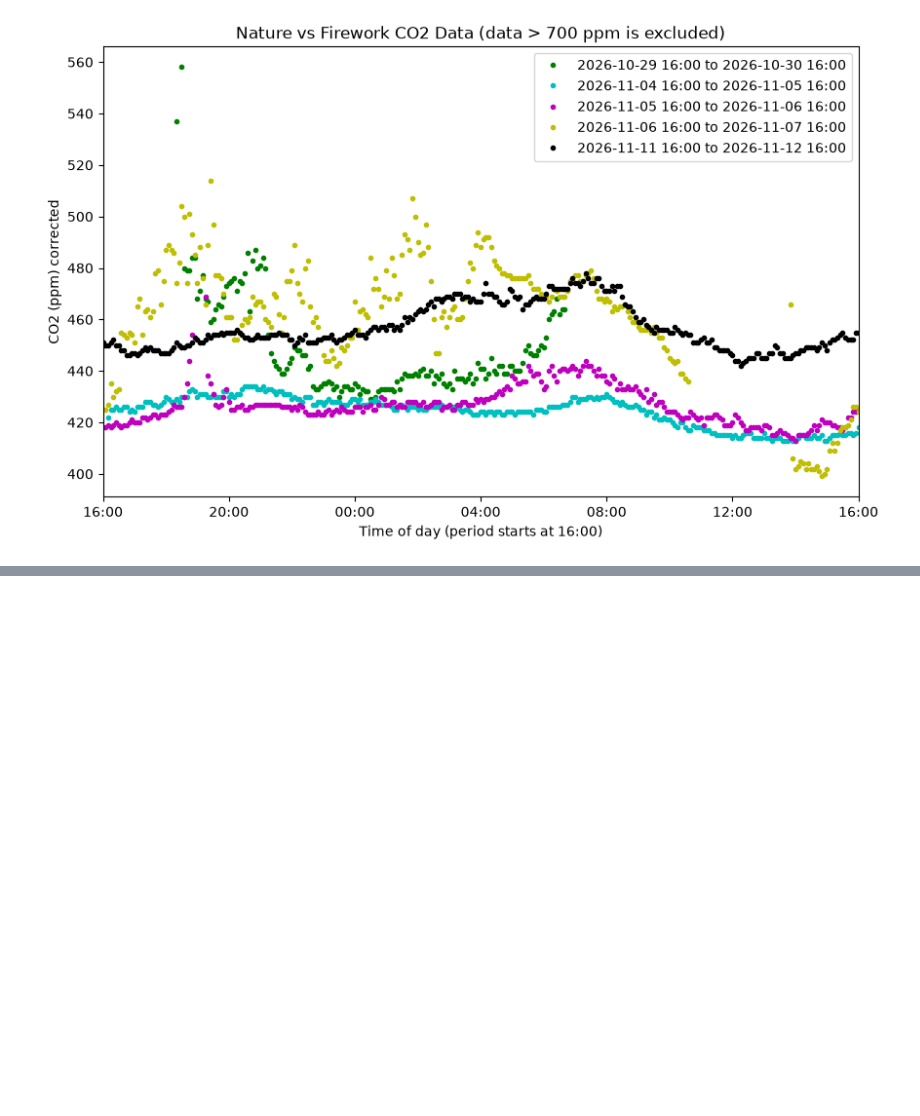
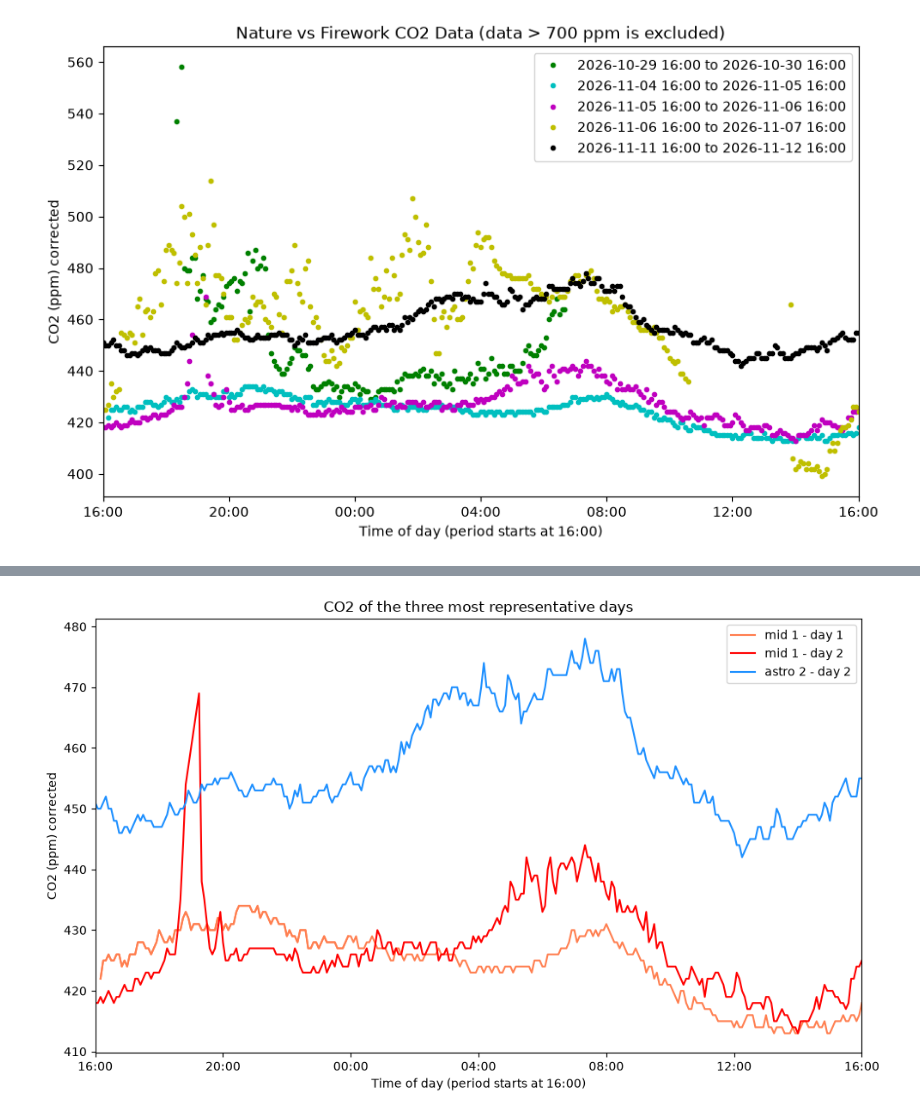
Before and after one commit to lindaccyy-stack/EDAAi, a Jupyter notebook: data_analysis.ipynb, the cells around one changed output, grey strips where cells are left out. Saved outputs shown, nothing was run; the diff lists cells and outputs as text; code cells hidden in the pictures; blank space fills up the shorter version.

```diff
--- a/data_analysis.ipynb
+++ b/data_analysis.ipynb
@@ -214,0 +215,55 @@ plt.show()
+# %%
+# figure 6 - extracting only days of interest...
+nature_periods = [
+    ('2026-11-04 16:00', '2026-11-05 16:00', 'mid 1 - day 1'),
+    ('2026-11-05 16:00', '2026-11-06 16:00', 'mid 1 - day 2'),
+    # ('2026-11-06 16:00', '2026-11-07 16:00', 'mid 1 - day 3 friday'),
+    # ('2026-11-14 16:00', '2026-11-15 16:00', 'mid 2 - day 1 sun'),
+    # ('2026-11-16 16:00', '2026-11-17 16:00', 'mid 2 - day 2 mon'),
+    # ('2026-10-29 16:00', '2026-10-30 16:00', 'astro 1'),
+    # ('2026-11-10 16:00', '2026-11-11 16:00', 'astro 2 - day 1'),
+    ('2026-11-11 16:00', '2026-11-12 16:00', 'astro 2 - day 2'),
+    # ('2026-11-12 16:00', '2026-11-13 16:00', 'astro 2 - day 3'),
+    ]
+
+colors = ['coral', 'red', 'dodgerblue']
+
+# plot co2 only
+fig, ax_co2 = plt.subplots(figsize=(10, 6))
+
+for i, (start, end, label) in enumerate(nature_periods):
+    for f in files:
+        data = pd.read_csv(f)
+        data['Local Date/Time'] = pd.to_datetime(data['Local Date/Time'])
+        mask = (data['Local Date/Time'] >= start) & (data['Local Date/Time'] <= end)
+        zoom_data = data.loc[mask]
+
+        co2_data = zoom_data[zoom_data['CO2 (ppm) corrected'] <= 700].copy()
+        if not co2_data.empty:
+            co2_data['Elapsed Time'] = (
+                co2_data['Local Date/Time'] - pd.to_datetime(start)
+            ).dt.total_seconds() / 3600
+            ax_co2.plot(
+                co2_data['Elapsed Time'],
+                co2_data['CO2 (ppm) corrected'],
+                '-', color=colors[i], label=label
+            )
+
+ax_co2.set_xlim(0, 24)
+ax_co2.set_xticks(range(0, 25, 4))
+ax_co2.xaxis.set_major_formatter(FuncFormatter(elapsed_to_clock_time))
+ax_co2.set_xlabel('Time of day (period starts at 16:00)')
+handles, labels = ax_co2.get_legend_handles_labels()
+unique_labels = dict(zip(labels, handles))
+ax_co2.legend(unique_labels.values(), unique_labels.keys())
+
+ax_co2.set_ylabel('CO2 (ppm) corrected')
+ax_co2.set_title('CO2 of the three most representative days')
+
+# ax_pm25.set_ylabel('PM2.5 (μg/m³) corrected')
+# ax_pm25.set_title('Nature vs Firework PM2.5 (values > 100 μg/m³ excluded)')
+
+fig.tight_layout()
+plt.show()
+# %% [output]
+[figure, added]
```
Also changed, not shown: parts of 2 cells of this notebook.
